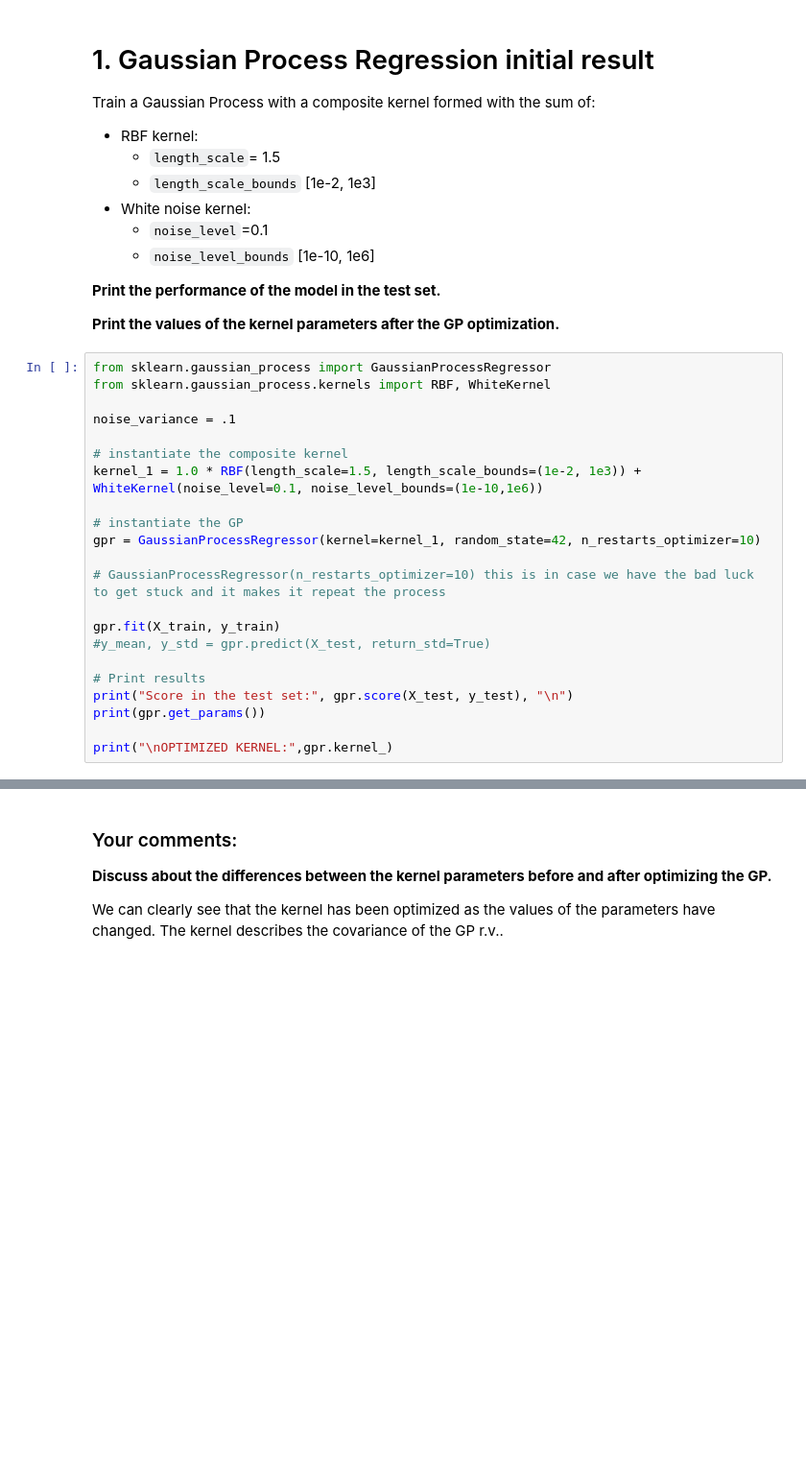
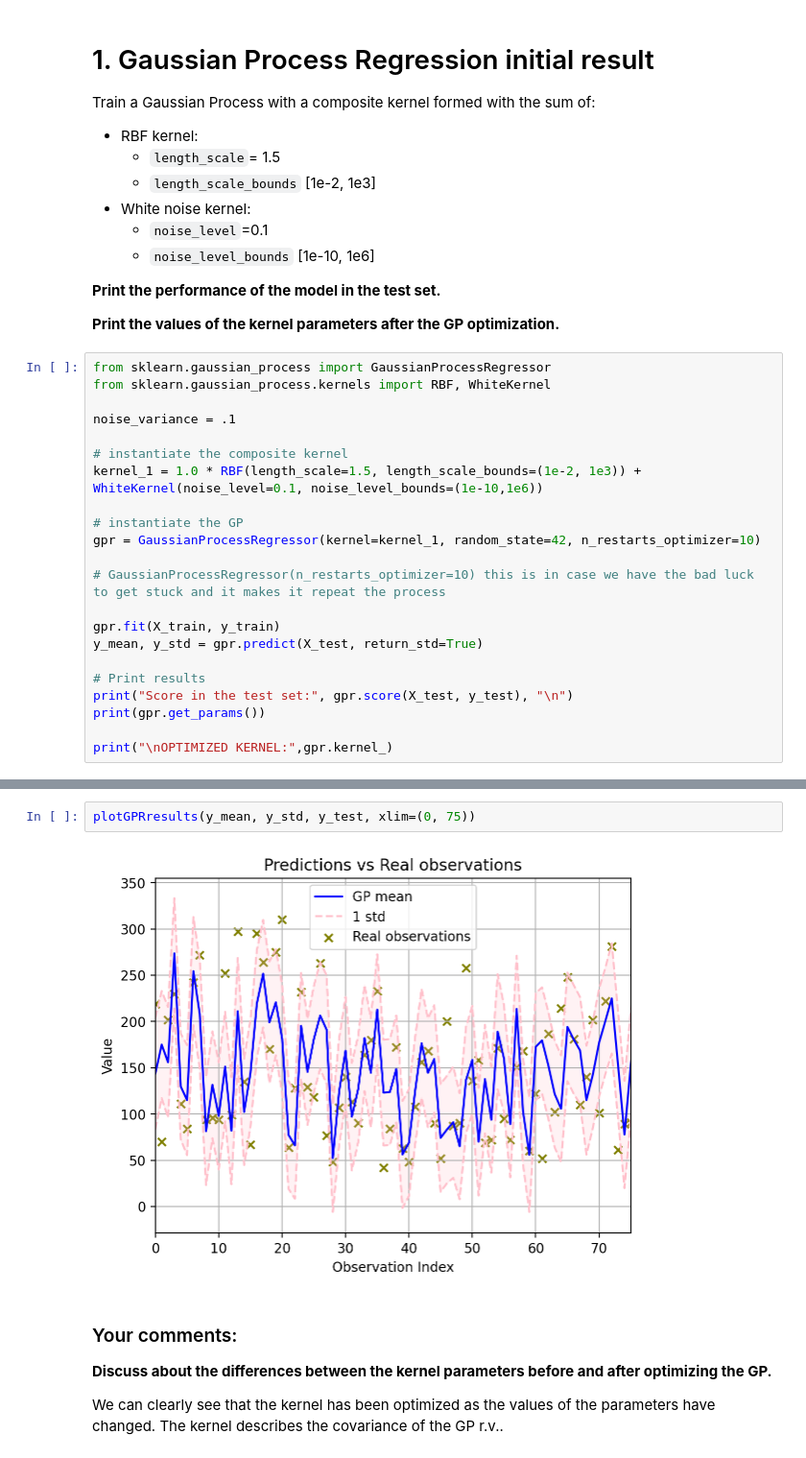
Before and after one commit to Yoquec/MLII-GaussianProcesses, a Jupyter notebook: lab_GP_2022_students.ipynb, the cells around one changed output, grey strips where cells are left out. Shown at 96% size. Cells and saved outputs as stored; diff of their text form; blank space fills up the shorter version.

```diff
--- a/lab_GP_2022_students.ipynb
+++ b/lab_GP_2022_students.ipynb
@@ -140,7 +141,7 @@ gpr = GaussianProcessRegressor(kernel=kernel_1, random_state=42, n_restarts_opti
 # GaussianProcessRegressor(n_restarts_optimizer=10) this is in case we have the bad luck to get stuck and it makes it repeat the process
 
 gpr.fit(X_train, y_train)
-#y_mean, y_std = gpr.predict(X_test, return_std=True)
+y_mean, y_std = gpr.predict(X_test, return_std=True)
 
 # Print results
 print("Score in the test set:", gpr.score(X_test, y_test), "\n")
@@ -153,6 +154,10 @@ Score in the test set: 0.4665612298772024
 {'alpha': 1e-10, 'copy_X_train': True, 'kernel__k1': 1**2 * RBF(length_scale=1.5), 'kernel__k2': WhiteKernel(noise_level=0.1), 'kernel__k1__k1': 1**2, 'kernel__k1__k2': RBF(length_scale=1.5), 'kernel_ ...
 
 OPTIMIZED KERNEL: 316**2 * RBF(length_scale=171) + WhiteKernel(noise_level=3.22e+03)
+# %%
+plotGPRresults(y_mean, y_std, y_test, xlim=(0, 75))
+# %% [output]
+[figure, added]
 # %% [markdown]
 ### Your comments:
 
```
Also changed, not shown: parts of 17 cells of this notebook.
